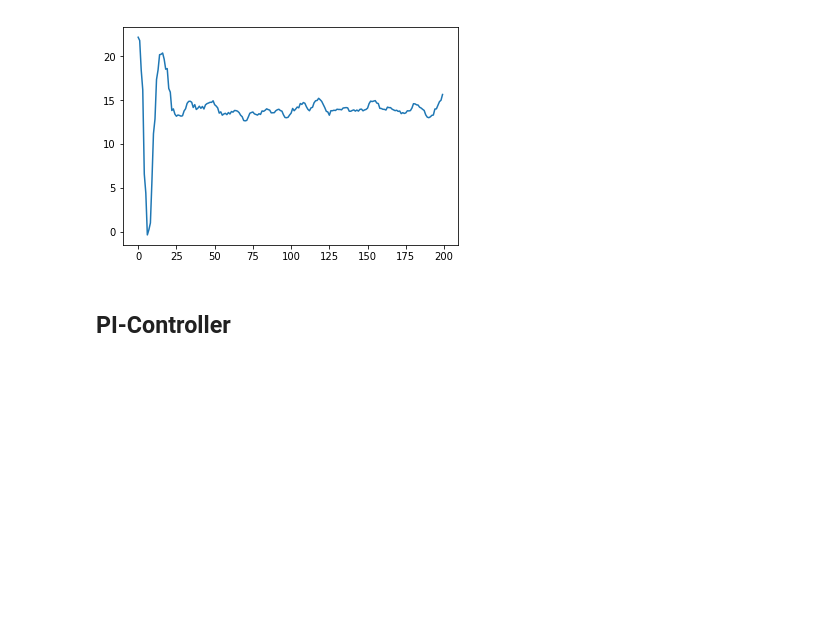
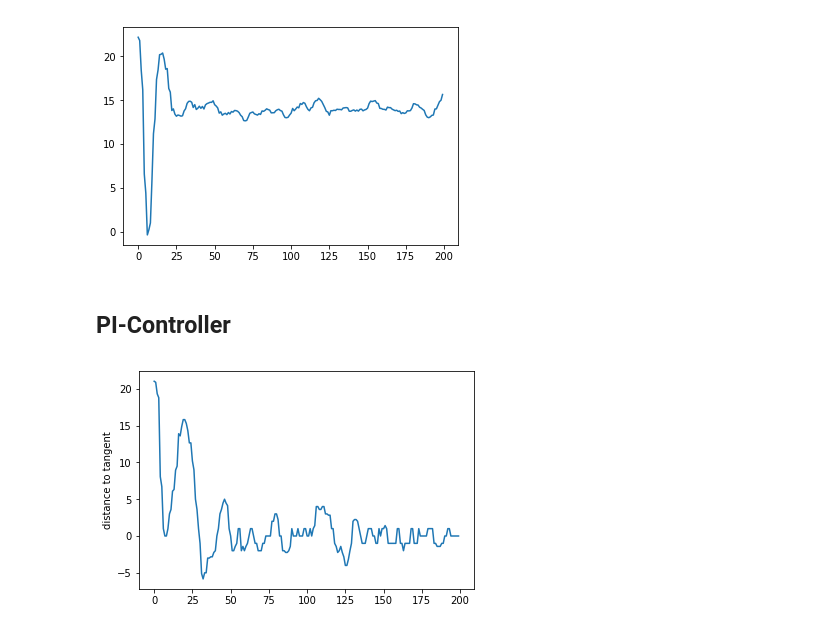
Before and after one commit to nyucan/can-selfdriving, a Jupyter notebook: record/visualization.ipynb, the cells around one changed output. Cells and saved outputs as stored; diff of their text form; code cells hidden in the pictures; blank space fills up the shorter version.

Commit message:
add more records

```diff
--- a/record/visualization.ipynb
+++ b/record/visualization.ipynb
@@ -108,3 +108,13 @@ plt.plot(dis_mean_list)
 [figure]
 # %% [markdown]
 ## PI-Controller
+# %%
+dis_rec_pi_list = np.zeros((10, 200))
+# %%
+record = np.load('./record-pi-1.npy')
+dis_rec_pi_list[0] = record[:200, 0]
+plt.plot(dis_rec_pi_list[0])
+plt.ylabel('distance to tangent')
+plt.show()
+# %% [output]
+[figure, added]
```
Also changed, not shown: parts of 12 cells of this notebook, 21 other files.
